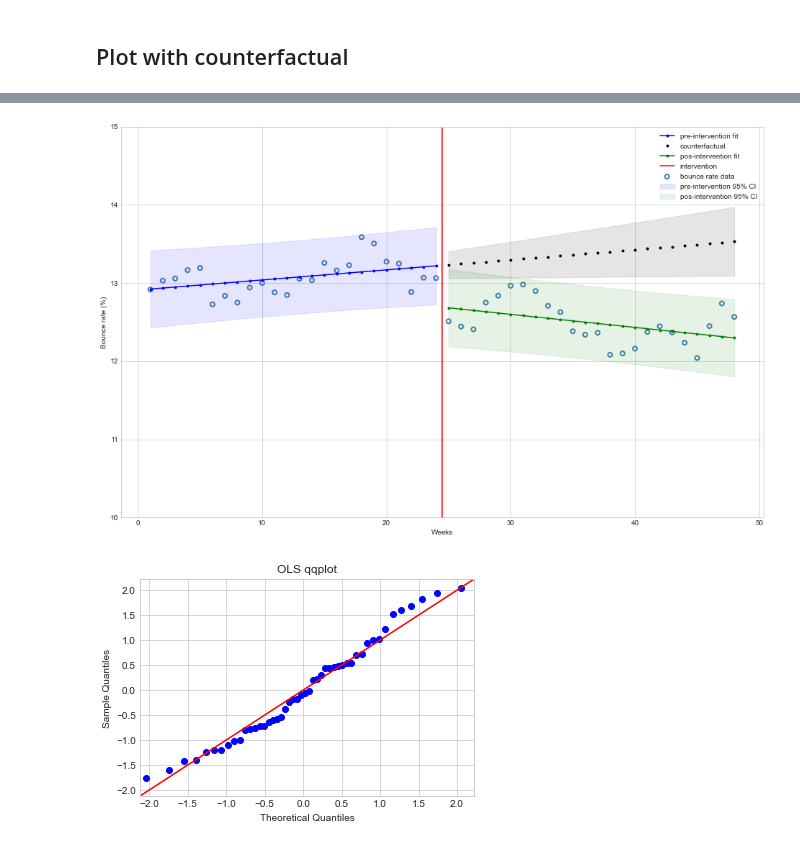
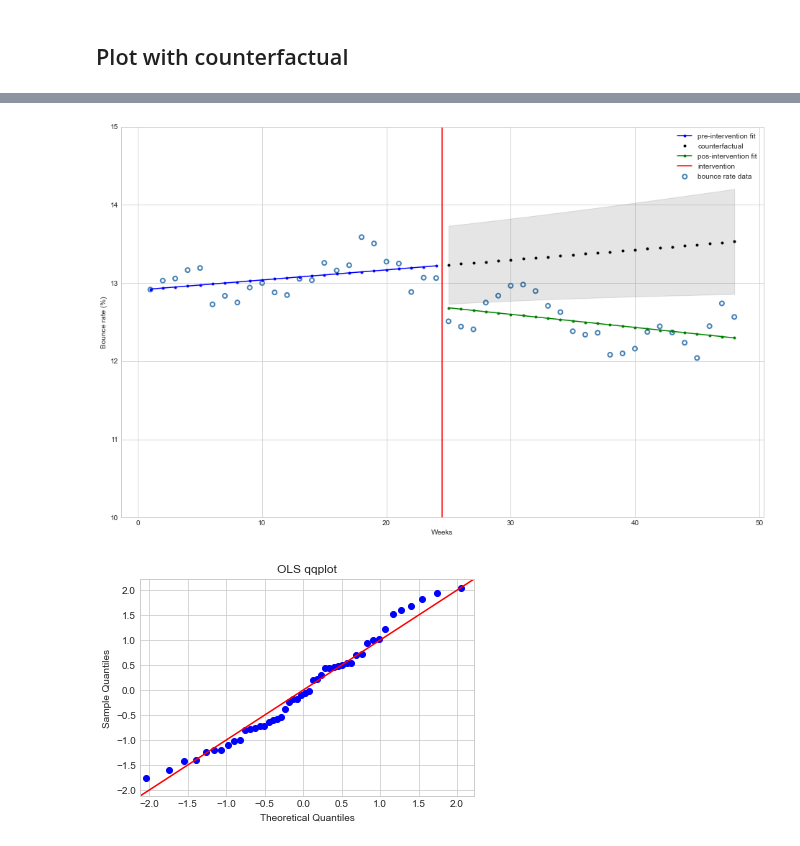
Before and after one commit to xboard/xboard.github.io, a Jupyter notebook: assets/data/its/ITS in python3.ipynb, the cells around one changed output, grey strips where cells are left out. Drawn from its saved outputs; the diff is of its cells as text; code cells hidden in the pictures.

Commit message:
Simplify models plots

```diff
--- a/assets/data/its/ITS in python3.ipynb
+++ b/assets/data/its/ITS in python3.ipynb
@@ -173,5 +173,11 @@ summary = predictions.summary_frame(alpha=0.05)
 y_trend = predictions.predicted_mean[:start]
 ci_lower = summary["obs_ci_lower"]
 ci_upper = summary["obs_ci_upper"]
-cf = cf_res.get_prediction(exog=df["T"][start:]).summary_frame(alpha=0.05)
+#cf = cf_res.get_prediction(exog=df["T"][start:]).summary_frame(alpha=0.05)
+cf_df = df.copy()
+cf_df["D"] = 0.0
+cf_df["P"] = 0.0
+# print(cf_df)
+cf = res.get_prediction(cf_df).summary_frame(alpha=0.05)
+print(cf)
 y_new_trend = predictions.predicted_mean[start:]
@@ -178,31 +202,31 @@ y_new_trend = predictions.predicted_mean[start:]
 # %%
 plt.style.use('seaborn-whitegrid')
 fig, ax = plt.subplots(figsize=(16,10))
 
 # Plot bounce rate data
 ax.scatter(df["T"], df["Y"], facecolors='none', edgecolors='steelblue', label="bounce rate data", linewidths=2)
 
 # Plot pre-intervation mean bounce rate with 95% confidence interval
 ax.plot(df["T"][:start], y_trend[:start], 'b.-', label="pre-intervention fit")
-ax.fill_between(df["T"][:start], ci_lower[:start], ci_upper[:start], color='b', alpha=0.1, label="pre-intervention 95% CI");
+#ax.fill_between(df["T"][:start], ci_lower[:start], ci_upper[:start], color='b', alpha=0.1, label="pre-intervention 95% CI");
 
 # Plot counterfactual mean bounce rate with 95% confidence interval
-ax.plot(df["T"][start:], cf['mean'], 'k.', label="counterfactual")
-ax.fill_between(df["T"][start:], cf['mean_ci_lower'], cf['mean_ci_upper'], color='k', alpha=0.1);
+ax.plot(df["T"][start:], cf['mean'][start:], 'k.', label="counterfactual")
+ax.fill_between(df["T"][start:], cf['mean_ci_lower'][start:], cf['mean_ci_upper'][start:], color='k', alpha=0.1);
 
 # Plot pos-intervation mean bounce rate with 95% confidence interval
 ax.plot(df["T"][start:], y_new_trend, 'g.-', label="pos-intervention fit")
-ax.fill_between(df["T"][start:], ci_lower[start:], ci_upper[start:], color='g', alpha=0.1, label="pos-intervention 95% CI");
+#ax.fill_between(df["T"][start:], ci_lower[start:], ci_upper[start:], color='g', alpha=0.1, label="pos-intervention 95% CI");
 
 # Plot line marking intervention moment
 ax.axvline(x = 24.5, color = 'r', label = 'intervention')
 
 ax.legend(loc='best')
 plt.ylim([10, 15])
 plt.xlabel("Weeks")
 plt.ylabel("Bounce rate (%)");
 # %% [output]
-[figure, old version]
+[figure, new version]
 # %%
 import scipy as sp
 from statsmodels.graphics.gofplots import qqplot
```
Also changed, not shown: parts of 5 cells of this notebook, 5 other files.
